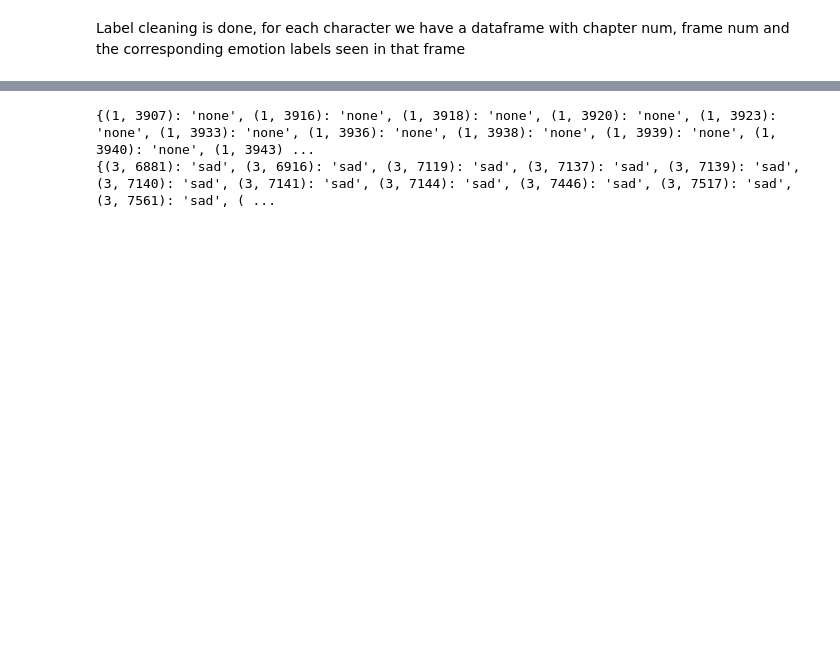
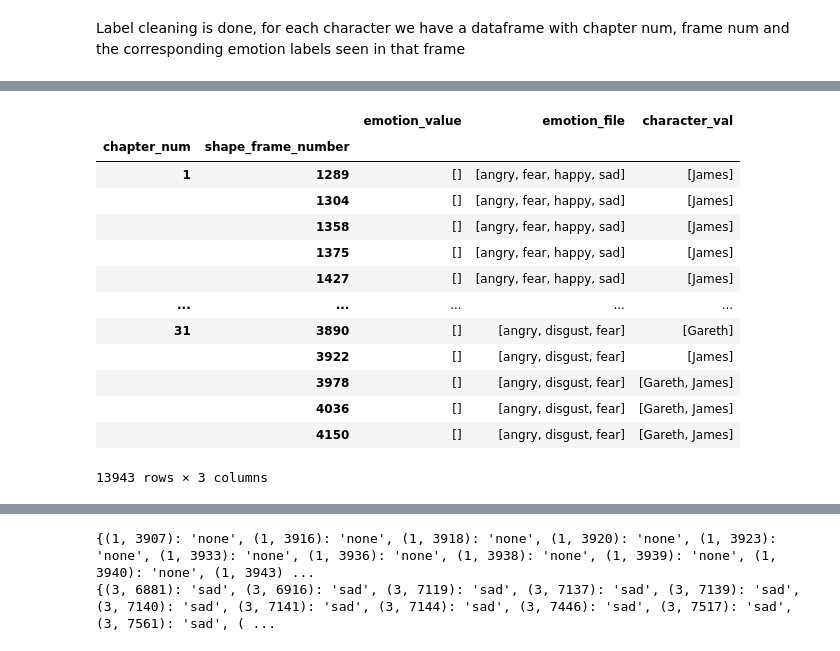
Before and after one commit to SteinwayThor/eeg-features-movies, a Jupyter notebook: EDA_and_Data_Extraction.ipynb, the cells around one changed output, grey strips where cells are left out. Saved outputs shown, nothing was run; the diff lists cells and outputs as text; code cells hidden in the pictures; blank space fills up the shorter version.

```diff
--- a/EDA_and_Data_Extraction.ipynb
+++ b/EDA_and_Data_Extraction.ipynb
@@ -703,0 +777,17 @@ char_dfs['eve']
+# %%
+frame_level
+# %% [output]
+|  |  | emotion_value | emotion_file | character_val |
+| chapter_num | shape_frame_number |  |  |  |
+| 1 | 1289 | [] | [angry, fear, happy, sad] | [James] |
+|  | 1304 | [] | [angry, fear, happy, sad] | [James] |
+|  | 1358 | [] | [angry, fear, happy, sad] | [James] |
+|  | 1375 | [] | [angry, fear, happy, sad] | [James] |
+|  | 1427 | [] | [angry, fear, happy, sad] | [James] |
+| ... | ... | ... | ... | ... |
+| 31 | 3890 | [] | [angry, disgust, fear] | [Gareth] |
+|  | 3922 | [] | [angry, disgust, fear] | [James] |
+|  | 3978 | [] | [angry, disgust, fear] | [Gareth, James] |
+|  | 4036 | [] | [angry, disgust, fear] | [Gareth, James] |
+|  | 4150 | [] | [angry, disgust, fear] | [Gareth, James] |
+13943 rows × 3 columns
```
Also changed, not shown: parts of 30 cells of this notebook.
